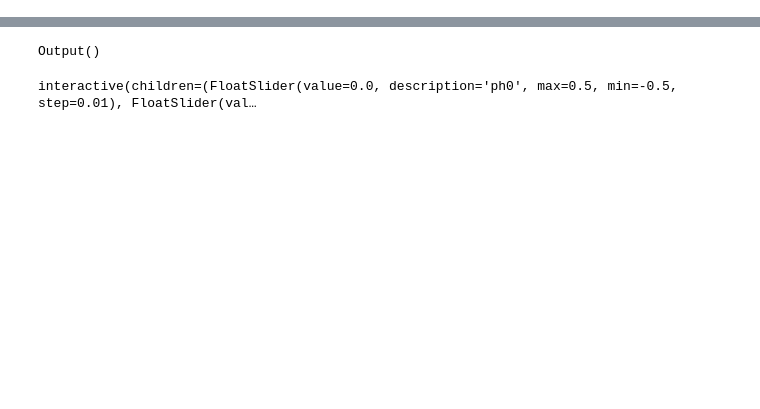
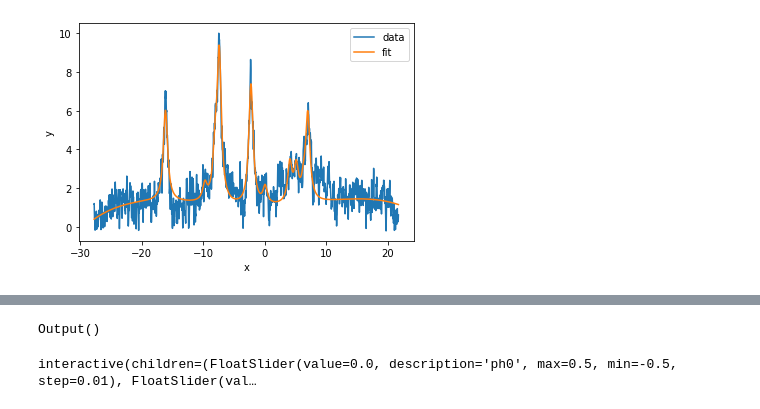
Before and after one commit to mehipour/p31_data_processing, a Jupyter notebook: nmr_analysis_p31.ipynb, the cells around one changed output, grey strips where cells are left out. Drawn from its saved outputs; the diff is of its cells as text; code cells hidden in the pictures; blank space fills up the shorter version.

```diff
--- a/nmr_analysis_p31.ipynb
+++ b/nmr_analysis_p31.ipynb
@@ -27,0 +31,12 @@ AttributeError:
+# %%
+popt, pcov = curve_fit(nmr_peak_fit, a.ppm, a.spectrum, bounds=BOUNDS)
+
+plt.plot(a.ppm, a.spectrum, '-', label='data')
+plt.plot(a.ppm, nmr_peak_fit(a.ppm, *popt), label='fit')
+
+plt.xlabel('x')
+plt.ylabel('y')
+plt.legend()
+plt.show()
+# %% [output]
+[figure, added]
```
Also changed, not shown: parts of 7 cells of this notebook, 3 other files.
